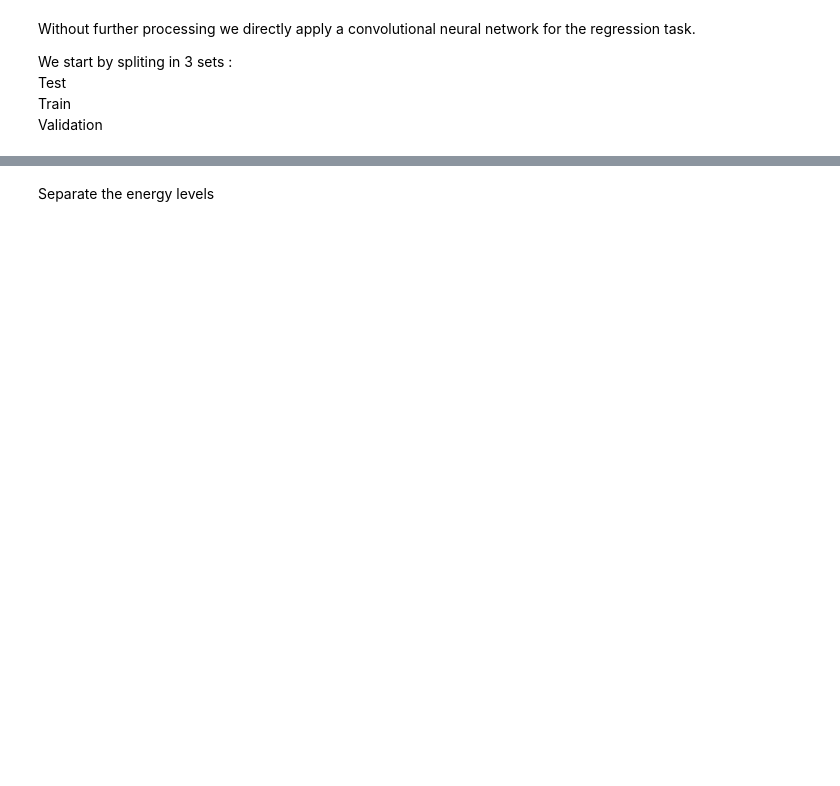
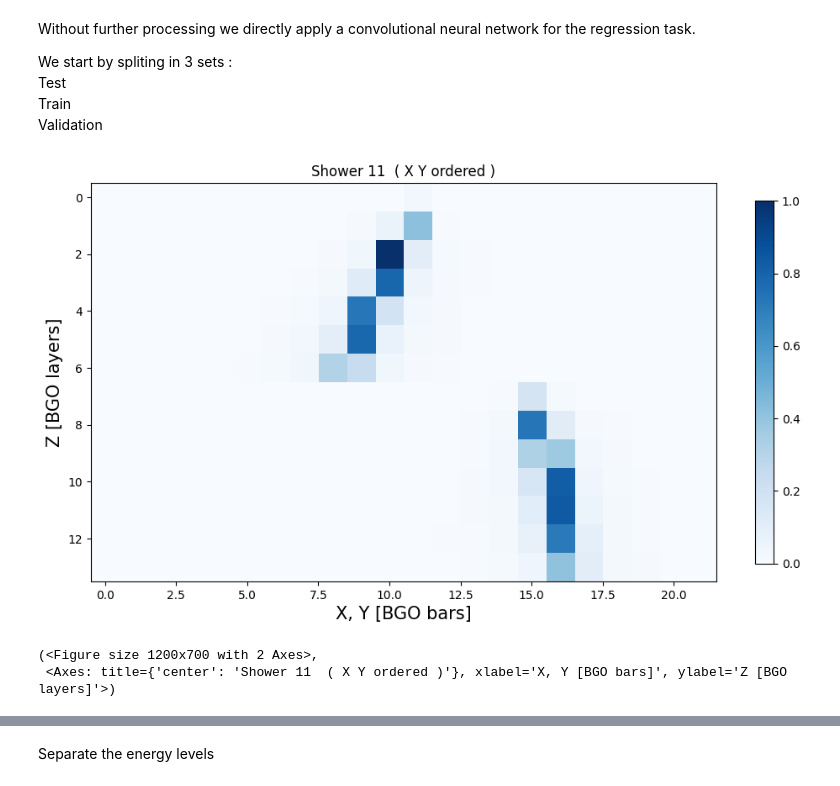
Before and after one commit to adam-eva/dampe-calorimeter, a Jupyter notebook: DataLoading.ipynb, the cells around one changed output, grey strips where cells are left out. Saved outputs shown, nothing was run; the diff lists cells and outputs as text; code cells hidden in the pictures; blank space fills up the shorter version.

```diff
--- a/DataLoading.ipynb
+++ b/DataLoading.ipynb
@@ -125,6 +132,14 @@ We start by spliting in 3 sets : \
 Test  \
 Train \
 Validation
+# %%
+# Data process
+XY = order_xy_intercept(calorimeter_images)
+plot_image(XY[shower_n], loglevel = True, image_name = 'Shower {}  ( X Y ordered )'.format(11))
+# %% [output]
+[figure, added]
+(<Figure size 1200x700 with 2 Axes>,
+ <Axes: title={'center': 'Shower 11  ( X Y ordered )'}, xlabel='X, Y [BGO bars]', ylabel='Z [BGO layers]'>)
 # %%
 # Normalize the data
 # Split parameters
```
Also changed, not shown: parts of 13 cells of this notebook, 5 other files.
